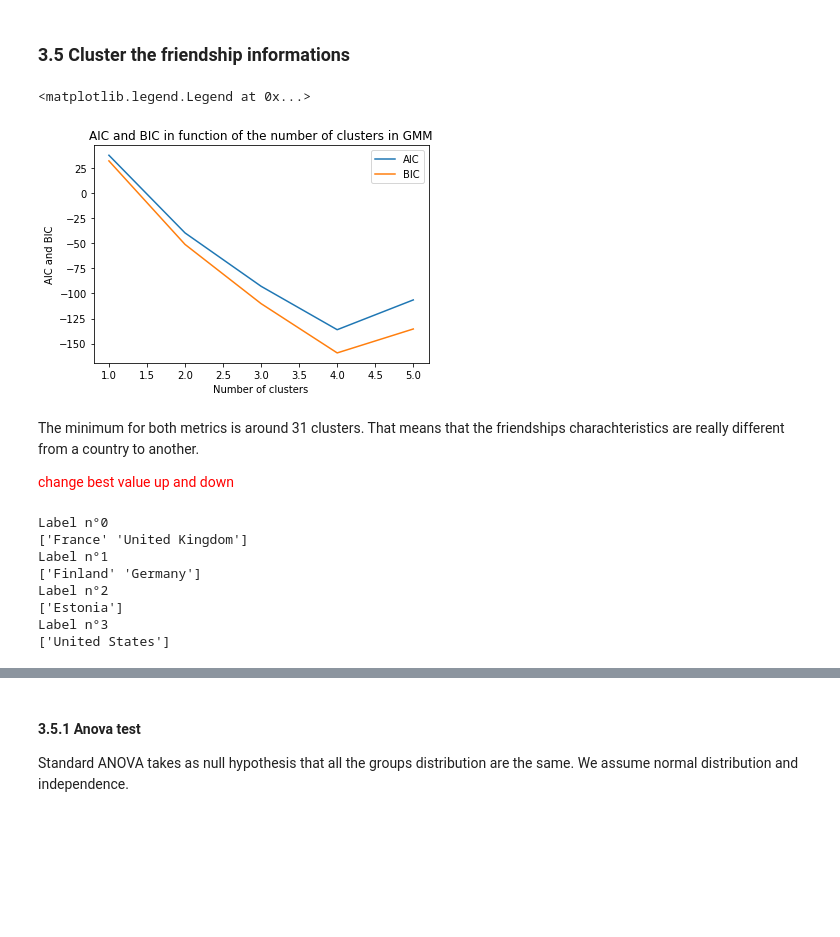
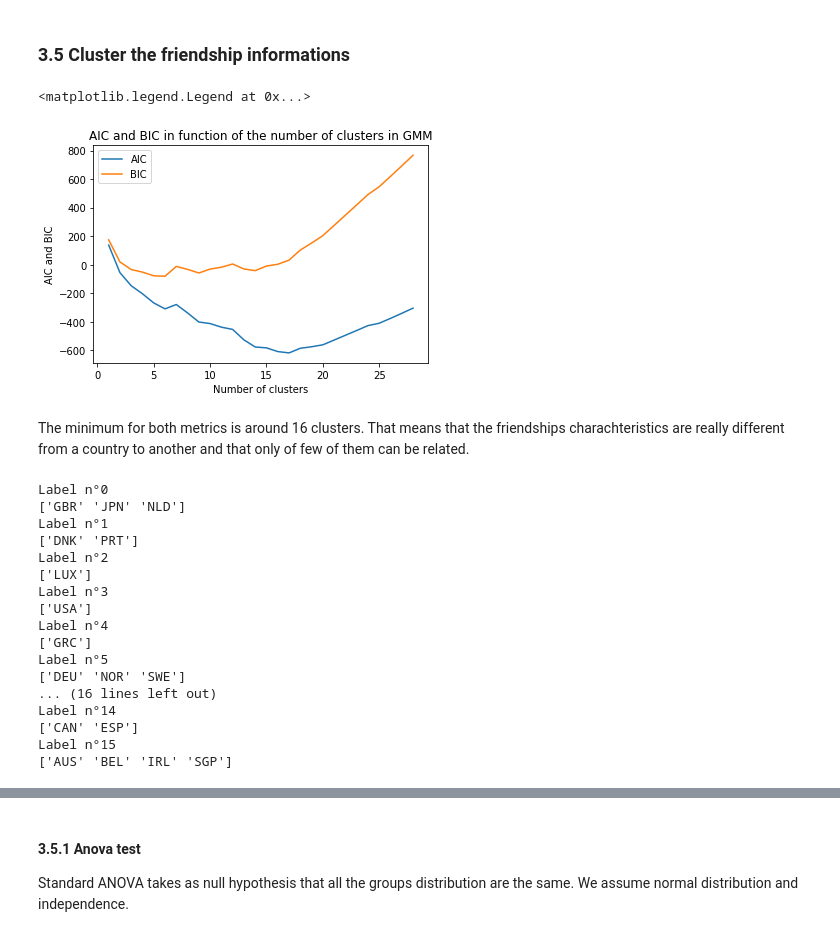
Before and after one commit to asreva/ada-2020-project-milestone-p3-p3_ada-dream-team, a Jupyter notebook: friendship_and_home_position.ipynb, the cells around one changed output, grey strips where cells are left out. Drawn from its saved outputs; the diff is of its cells as text; code cells hidden in the pictures; blank space fills up the shorter version.

```diff
--- a/friendship_and_home_position.ipynb
+++ b/friendship_and_home_position.ipynb
@@ -575,11 +620,11 @@ country_clustering = pd.DataFrame(scaler.fit_transform(country_clustering))
 #Initialize the variables
 all_aic = []
 all_bic = []
-NB_MAX_CENTROIDS = 21
+NB_MAX_CENTROIDS = len(countires_codes)
 
 #Evaluate the root mean square (RMS) with different values of k
 for nb_centroids in range(1, NB_MAX_CENTROIDS):
-    gmm = GaussianMixture(n_components=nb_centroids, init_params = "kmeans").fit(country_clustering)
+    gmm = GaussianMixture(n_components=nb_centroids, n_init = 50, init_params = "kmeans").fit(country_clustering)
     all_aic.append(gmm.aic(country_clustering))
     all_bic.append(gmm.bic(country_clustering))
 
@@ -655,15 +692,15 @@ else:
 # %%
 # Adding to the datasets the nationality of each friend
 gowalla_edges = gowalla_edges.set_index("friend1")
-gowalla_edges["friend1_nat"] = gowalla_nat["country"]
+gowalla_edges["friend1_nat"] = gowalla_nat["alpha3"]
 gowalla_edges = gowalla_edges.reset_index().set_index("friend2")
-gowalla_edges["friend2_nat"] = gowalla_nat["country"]
+gowalla_edges["friend2_nat"] = gowalla_nat["alpha3"]
 gowalla_edges = gowalla_edges.reset_index()
 
 bright_edges = bright_edges.set_index("friend1")
-bright_edges["friend1_nat"] = bright_nat["country"]
+bright_edges["friend1_nat"] = bright_nat["alpha3"]
 bright_edges = bright_edges.reset_index().set_index("friend2")
-bright_edges["friend2_nat"] = bright_nat["country"]
+bright_edges["friend2_nat"] = bright_nat["alpha3"]
 bright_edges = bright_edges.reset_index()
 
 # Dropping those edges which have al least one node with Nan nationality
@@ -1041,3 +1059,20 @@ full_countries_friendships.sample(4)
+# %%
+#Create a min max version of the dataset (useful for plots)
+scaler = MinMaxScaler()
+countries_friendships_0_1 = full_countries_friendships.copy()
+
+countries_friendships_0_1["total_nb_friends"] = scaler.fit_transform((countries_friendships_0_1["total_nb_friends"].values).reshape(-1,1))
+countries_friendships_0_1["best_friend_meetings"] = scaler.fit_transform((countries_friendships_0_1["best_friend_meetings"].values).reshape(-1,1))
+countries_friendships_0_1["average_meetings"] = scaler.fit_transform((countries_friendships_0_1["average_meetings"].values).reshape(-1,1))
+countries_friendships_0_1["met_friends"] = scaler.fit_transform((countries_friendships_0_1["met_friends"].values).reshape(-1,1))
+
+#Create a standarize version of the dataset (useful for ML)
+scaler = preprocessing.StandardScaler()
+countries_friendships_std = full_countries_friendships.copy()
+countries_friendships_std["total_nb_friends"] = scaler.fit_transform((countries_friendships_std["total_nb_friends"].values).reshape(-1,1))
+countries_friendships_std["best_friend_meetings"] = scaler.fit_transform((countries_friendships_std["best_friend_meetings"].values).reshape(-1,1))
+countries_friendships_std["average_meetings"] = scaler.fit_transform((countries_friendships_std["average_meetings"].values).reshape(-1,1))
+countries_friendships_std["met_friends"] = scaler.fit_transform((countries_friendships_std["met_friends"].values).reshape(-1,1))
 # %% [markdown]
 #### 3.3.3 Merge it with the country features
 # %%
@@ -1109,49 +1239,42 @@ for feature in features:
 ### 3.5 Cluster the friendship informations
 # %%
 #Save id of countries
-f_countries_names = full_countries_friendships.country
-f_countries_alpha3 =  full_countries_friendships.alpha3_name
+f_countries_alpha3 =  countries_friendships_std.alpha3
 
 #Remove useless information
-TO_REMOVE = ["country","alpha3_name"]
-countries_friendships = full_countries_friendships.drop(columns = TO_REMOVE)
-
-#Standarize the data ((x-mean)/var)
-scaler = preprocessing.StandardScaler()
-countries_friendships = pd.DataFrame(scaler.fit_transform(countries_friendships))
+TO_REMOVE = ["alpha3"]
+countries_friendships = countries_friendships_std.drop(columns = TO_REMOVE)
 # %%
 #Initialize the variables
 all_aic = []
 all_bic = []
-NB_MAX_CENTROIDS = full_countries_friendships.shape[0]
+NB_MAX_CENTROIDS = countries_friendships.shape[0]
 
 #Evaluate the root mean square (RMS) with different values of k
 for nb_centroids in range(1, NB_MAX_CENTROIDS):
-    gmm = GaussianMixture(n_components=nb_centroids, init_params = "kmeans").fit(countries_friendships)
+    gmm = GaussianMixture(n_components=nb_centroids, n_init = 50, init_params = "kmeans").fit(countries_friendships)
     all_aic.append(gmm.aic(countries_friendships))
     all_bic.append(gmm.bic(countries_friendships))
 
 
 #Plot the result
 plt.plot(np.arange(1,NB_MAX_CENTROIDS), all_aic, label = "AIC")
 plt.plot(np.arange(1,NB_MAX_CENTROIDS), all_bic, label = "BIC")
 plt.title("AIC and BIC in function of the number of clusters in GMM")
 plt.xlabel("Number of clusters")
 plt.ylabel("AIC and BIC")
 plt.legend()
 # %% [output]
 <matplotlib.legend.Legend at 0x...>
-[figure, old version]
+[figure, new version]
 # %% [markdown]
-The minimum for both metrics is around 31 clusters. That means that the friendships charachteristics are really different from a country to another.
-
-<font color='red'>change best value up and down</font>
+The minimum for both metrics is around 16 clusters. That means that the friendships charachteristics are really different from a country to another and that only of few of them can be related.
 # %%
 #Compute with our best resut
-BEST_NB_CLUSTERS = 4
+BEST_NB_CLUSTERS = 16
 gmm = GaussianMixture(n_components=BEST_NB_CLUSTERS, n_init = 100)
 labels = gmm.fit_predict(countries_friendships)
-res = pd.DataFrame(index = f_countries_names, data = labels, columns =["labels"])
+res = pd.DataFrame(index = f_countries_alpha3, data = labels, columns =["labels"])
 
 #Print the countries in each cluster
 for lab in np.unique(labels):
@@ -1161,13 +1284,22 @@ for lab in np.unique(labels):
 f_friendships_clusters = res
 # %% [output]
 Label n°0
-['France' 'United Kingdom']
+['GBR' 'JPN' 'NLD']
 Label n°1
-['Finland' 'Germany']
+['DNK' 'PRT']
 Label n°2
-['Estonia']
+['LUX']
 Label n°3
-['United States']
+['USA']
+Label n°4
+['GRC']
+Label n°5
+['DEU' 'NOR' 'SWE']
+... (16 lines left out)
+Label n°14
+['CAN' 'ESP']
+Label n°15
+['AUS' 'BEL' 'IRL' 'SGP']
 # %%
 #Create the world for the plot
 fig = plt.figure(figsize=(10, 8))
```
Also changed, not shown: parts of 60 cells of this notebook.
